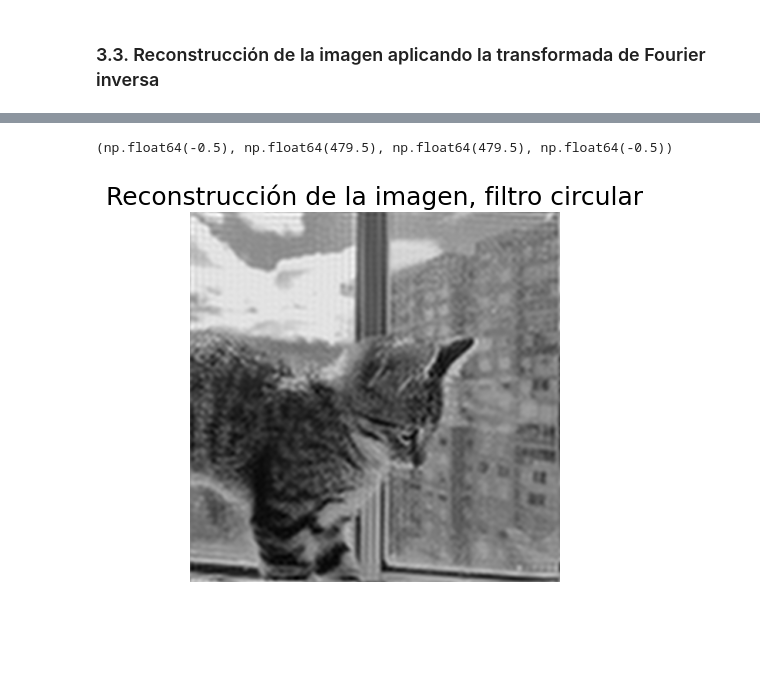
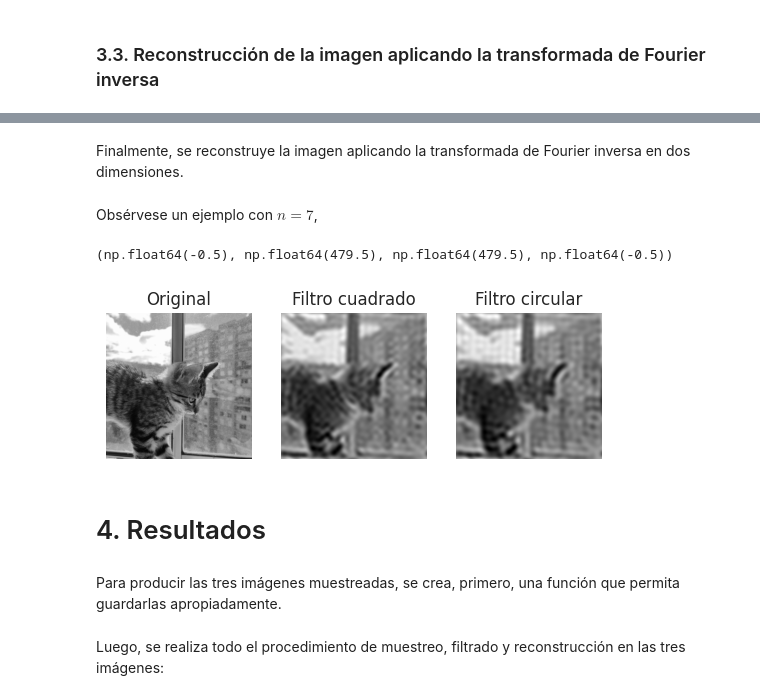
Before and after one commit to Miguel-Perdomo/fourier-optics, a Jupyter notebook: talleres/taller1/notebooks/taller01.ipynb, the cells around one changed output, grey strips where cells are left out. Drawn from its saved outputs; the diff is of its cells as text; code cells hidden in the pictures; blank space fills up the shorter version.

```diff
--- a/talleres/taller1/notebooks/taller01.ipynb
+++ b/talleres/taller1/notebooks/taller01.ipynb
@@ -313,9 +346,37 @@ plt.axis("off")
-# %%
-reconstructed_img_circle = scipy.fft.ifft2(filtered_data_circle)
-
-plt.imshow(np.abs(reconstructed_img_circle), cmap = "gray")
-plt.title("Reconstrucción de la imagen, filtro circular")
-plt.axis("off")
-# %% [output]
-(np.float64(-0.5), np.float64(479.5), np.float64(479.5), np.float64(-0.5))
-[figure, removed]
+# %% [markdown]
+Finalmente, se reconstruye la imagen aplicando la transformada de Fourier inversa en dos dimensiones.
+# %%
+def get_inverse_fourier_transform(matrix: np.ndarray) -> np.ndarray:
+  """
+  Calculates the inverse fourier transform.
+
+  Parameters:
+    - matrix (np.ndarray)
+  """
+
+  inverse_fourier_transform = scipy.fft.ifft2(matrix)
+
+  return inverse_fourier_transform
+# %%
+reconstructed_circle = get_inverse_fourier_transform(filtered_data_circle)
+reconstructed_square = get_inverse_fourier_transform(filtered_data_square)
+# %% [markdown]
+Obsérvese un ejemplo con $n = 7$,
+# %%
+fig_result, (ax1, ax2, ax3) = plt.subplots(1, 3)
+ax1.imshow(img, cmap = "gray")
+ax1.set_title("Original")
+ax2.imshow(complex_spectrum_visualization(reconstructed_square), cmap = "gray")
+ax2.set_title("Filtro cuadrado")
+ax3.imshow(complex_spectrum_visualization(reconstructed_circle), cmap = "gray")
+ax3.set_title("Filtro circular")
+ax1.axis("off")
+ax2.axis("off")
+ax3.axis("off")
+# %% [output]
+(np.float64(-0.5), np.float64(479.5), np.float64(479.5), np.float64(-0.5))
+[figure, added]
+# %% [markdown]
+# 4. Resultados
+# %% [markdown]
+Para producir las tres imágenes muestreadas, se crea, primero, una función que permita guardarlas apropiadamente.
@@ -321,0 +407,2 @@ plt.axis("off")
+# %% [markdown]
+Luego, se realiza todo el procedimiento de muestreo, filtrado y reconstrucción en las tres imágenes:
```
Also changed, not shown: parts of 23 cells of this notebook.
